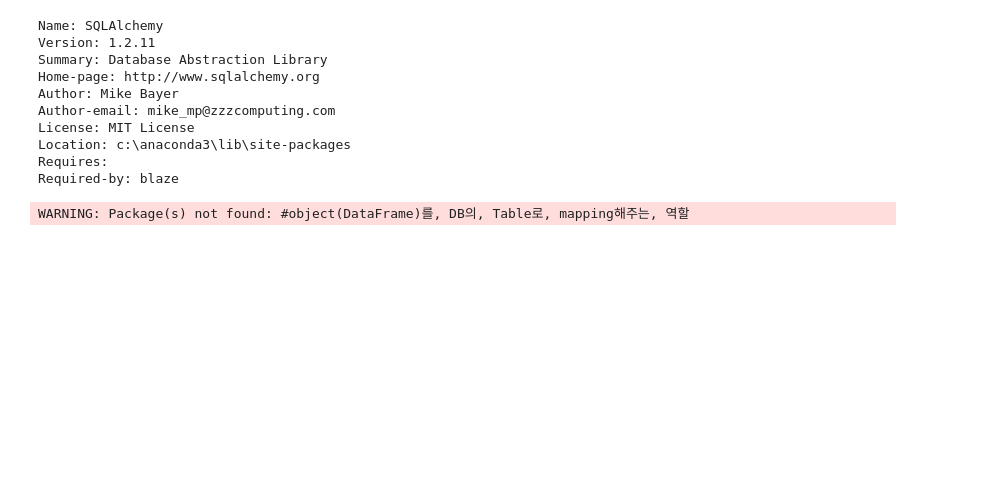
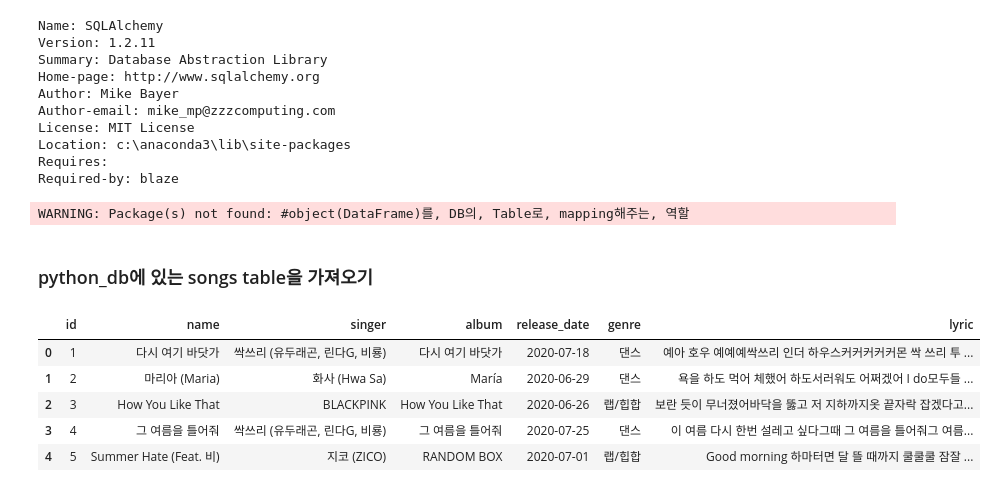
Before and after one commit to progjs/web_scraping, a Jupyter notebook: 5.Melon_100Chart_파싱_분석_저장.ipynb, the cells around one changed output. Saved outputs shown, nothing was run; the diff lists cells and outputs as text; code cells hidden in the pictures; blank space fills up the shorter version.

```diff
--- a/5.Melon_100Chart_파싱_분석_저장.ipynb
+++ b/5.Melon_100Chart_파싱_분석_저장.ipynb
@@ -193,0 +459,21 @@ data_df.to_sql(name='songs', con=engine, if_exists='replace')
+# %% [markdown]
+### python_db에 있는 songs table을 가져오기
+# %%
+import pymysql
+import sqlalchemy
+pymysql.install_as_MySQLdb() # pymysql과 sqlalchemy를 연동하기 위해
+from sqlalchemy import create_engine
+
+engine = create_engine("mysql+mysqldb://python:"+"python"+"@localhost/python_db",encoding='utf-8')
+conn = engine.connect()
+songs_df = pd.read_sql_table('songs', conn)
+
+conn.close()
+songs_df.head()
+# %% [output]
+|  | id | name | singer | album | release_date | genre | lyric |
+| 0 | 1 | 다시 여기 바닷가 | 싹쓰리 (유두래곤, 린다G, 비룡) | 다시 여기 바닷가 | 2020-07-18 | 댄스 | 예아 호우 예예예싹쓰리 인더 하우스커커커커커몬 싹 쓰리 투 ... |
+| 1 | 2 | 마리아 (Maria) | 화사 (Hwa Sa) | María | 2020-06-29 | 댄스 | 욕을 하도 먹어 체했어 하도서러워도 어쩌겠어 I do모두들 ... |
+| 2 | 3 | How You Like That | BLACKPINK | How You Like That | 2020-06-26 | 랩/힙합 | 보란 듯이 무너졌어바닥을 뚫고 저 지하까지옷 끝자락 잡겠다고... |
+| 3 | 4 | 그 여름을 틀어줘 | 싹쓰리 (유두래곤, 린다G, 비룡) | 그 여름을 틀어줘 | 2020-07-25 | 댄스 | 이 여름 다시 한번 설레고 싶다그때 그 여름을 틀어줘그 여름... |
+| 4 | 5 | Summer Hate (Feat. 비) | 지코 (ZICO) | RANDOM BOX | 2020-07-01 | 랩/힙합 | Good morning 하마터면 달 뜰 때까지 쿨쿨쿨 잠잘 ... |
```
Also changed, not shown: parts of 18 cells of this notebook.
